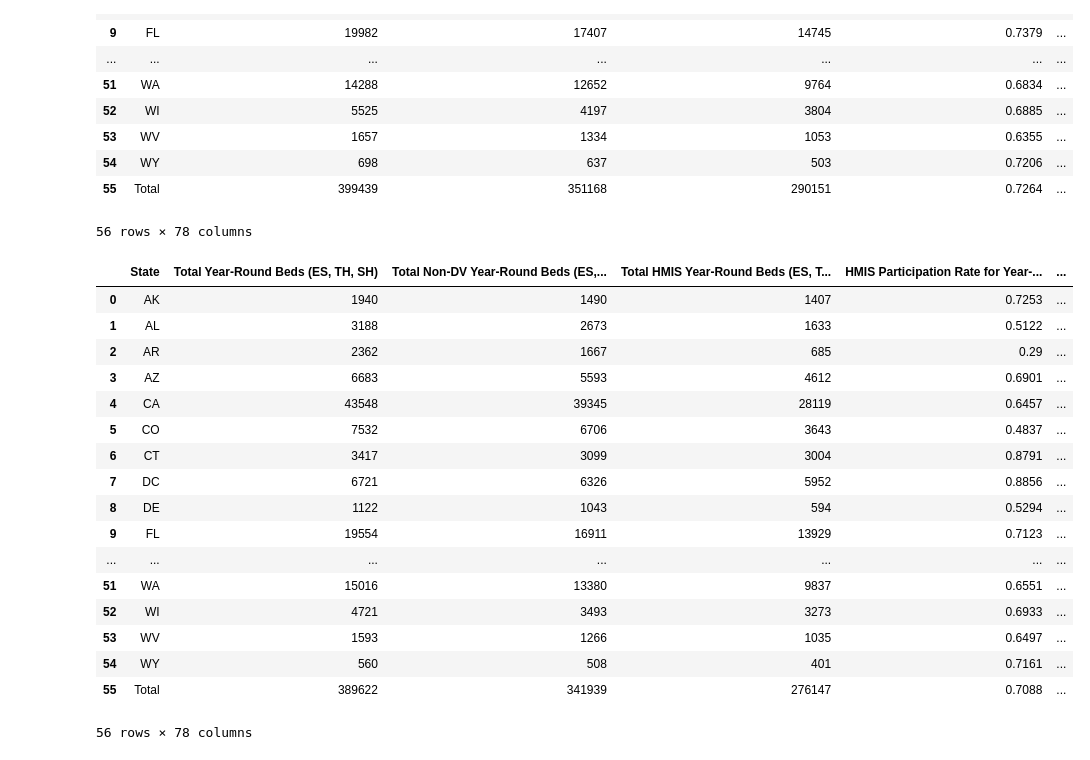
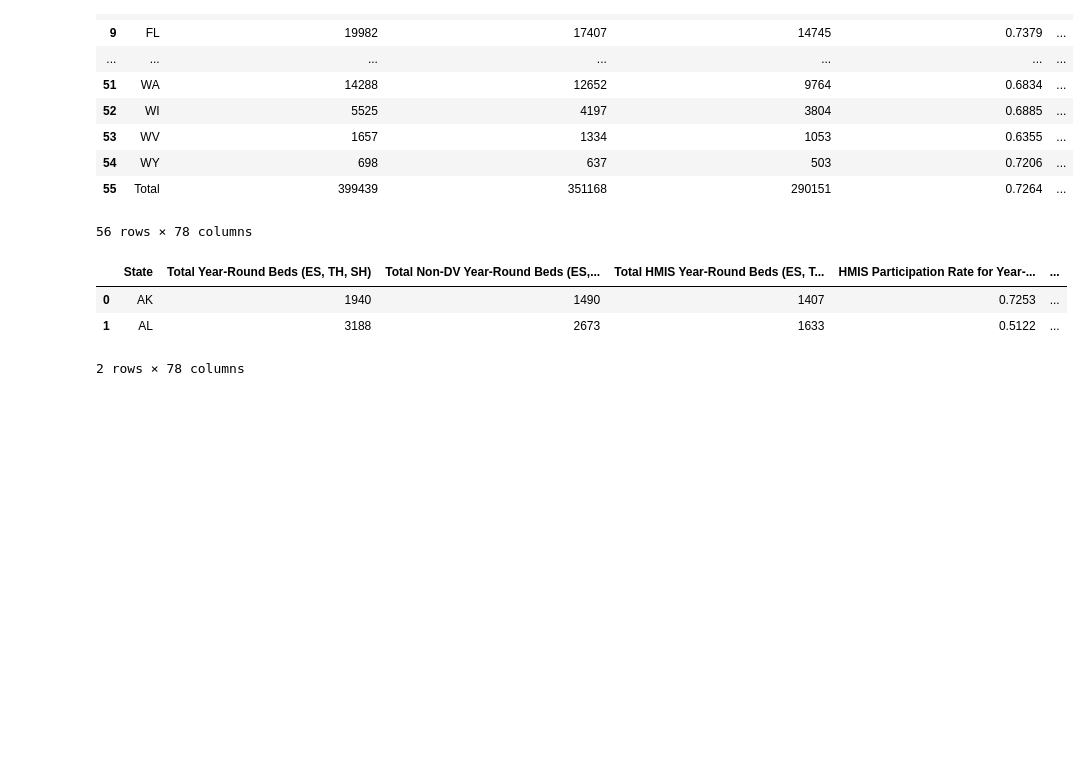
Before and after one commit to JLRoselle/homelessness-data-literacy-project, a Jupyter notebook: data_literacy.ipynb, the cells around one changed output. Drawn from its saved outputs; the diff is of its cells as text; code cells hidden in the pictures; blank space fills up the shorter version.

Commit message:
Read in files and created truncated csv

```diff
--- a/data_literacy.ipynb
+++ b/data_literacy.ipynb
@@ -84,30 +84,16 @@ hic2017
 | 55 | Total | 399439 | 351168 | 290151 | 0.7264 | ... |
 56 rows × 78 columns
 # %%
-hic2018 = pd.read_excel('data\HIC.xlsx', sheet_name= 6)
+hic2018 = pd.read_excel('..\data\HIC.xlsx', sheet_name= 6)
 # %%
 hic2018.columns = hic2018.iloc[0]
 hic2018=hic2018[1:].reset_index(drop=True)
 # %%
 hic2018['year'] = 2018
-hic2018
+hic2018.head(2)
 # %% [output]
 |  | State | Total Year-Round Beds (ES, TH, SH) | Total Non-DV Year-Round Beds (ES,... | Total HMIS Year-Round Beds (ES, T... | HMIS Participation Rate for Year-... | ... |
 | 0 | AK | 1940 | 1490 | 1407 | 0.7253 | ... |
 | 1 | AL | 3188 | 2673 | 1633 | 0.5122 | ... |
-| 2 | AR | 2362 | 1667 | 685 | 0.29 | ... |
-| 3 | AZ | 6683 | 5593 | 4612 | 0.6901 | ... |
-| 4 | CA | 43548 | 39345 | 28119 | 0.6457 | ... |
-| 5 | CO | 7532 | 6706 | 3643 | 0.4837 | ... |
-| 6 | CT | 3417 | 3099 | 3004 | 0.8791 | ... |
-| 7 | DC | 6721 | 6326 | 5952 | 0.8856 | ... |
-| 8 | DE | 1122 | 1043 | 594 | 0.5294 | ... |
-| 9 | FL | 19554 | 16911 | 13929 | 0.7123 | ... |
-| ... | ... | ... | ... | ... | ... | ... |
-| 51 | WA | 15016 | 13380 | 9837 | 0.6551 | ... |
-| 52 | WI | 4721 | 3493 | 3273 | 0.6933 | ... |
-| 53 | WV | 1593 | 1266 | 1035 | 0.6497 | ... |
-| 54 | WY | 560 | 508 | 401 | 0.7161 | ... |
-| 55 | Total | 389622 | 341939 | 276147 | 0.7088 | ... |
-56 rows × 78 columns
+2 rows × 78 columns
 # %%
```
Also changed, not shown: parts of 42 cells of this notebook.
